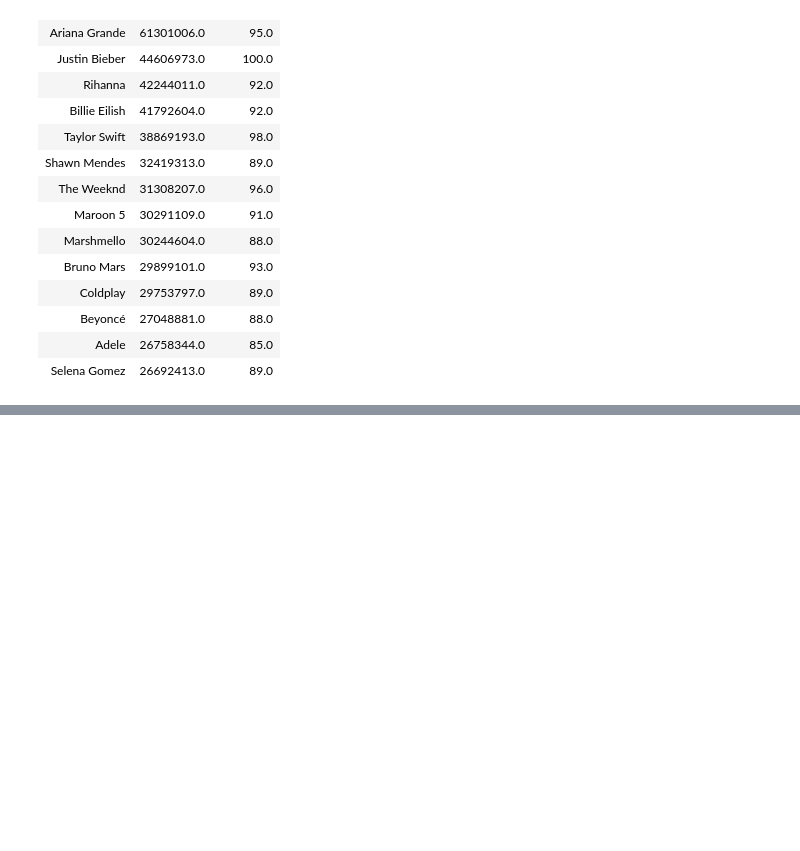
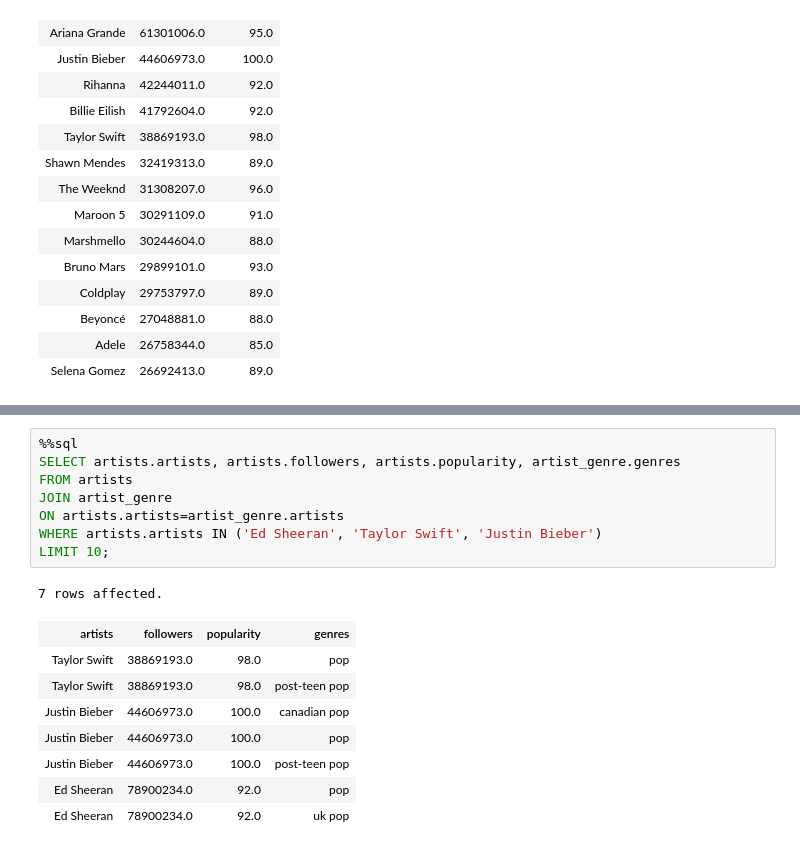
Before and after one commit to KevinKronk/sql-walkthrough-spotify, a Jupyter notebook: sql-walkthrough-spotify.ipynb, the cells around one changed output, grey strips where cells are left out. Cells and saved outputs as stored; diff of their text form; blank space fills up the shorter version.

```diff
--- a/sql-walkthrough-spotify.ipynb
+++ b/sql-walkthrough-spotify.ipynb
@@ -471,0 +480,18 @@ LIMIT 15;
+# %%
+%%sql
+SELECT artists.artists, artists.followers, artists.popularity, artist_genre.genres
+FROM artists
+JOIN artist_genre
+ON artists.artists=artist_genre.artists
+WHERE artists.artists IN ('Ed Sheeran', 'Taylor Swift', 'Justin Bieber')
+LIMIT 10;
+# %% [output]
+7 rows affected.
+| artists | followers | popularity | genres |
+| Taylor Swift | 38869193.0 | 98.0 | pop |
+| Taylor Swift | 38869193.0 | 98.0 | post-teen pop |
+| Justin Bieber | 44606973.0 | 100.0 | canadian pop |
+| Justin Bieber | 44606973.0 | 100.0 | pop |
+| Justin Bieber | 44606973.0 | 100.0 | post-teen pop |
+| Ed Sheeran | 78900234.0 | 92.0 | pop |
+| Ed Sheeran | 78900234.0 | 92.0 | uk pop |
```
Also changed, not shown: parts of 5 cells of this notebook.
